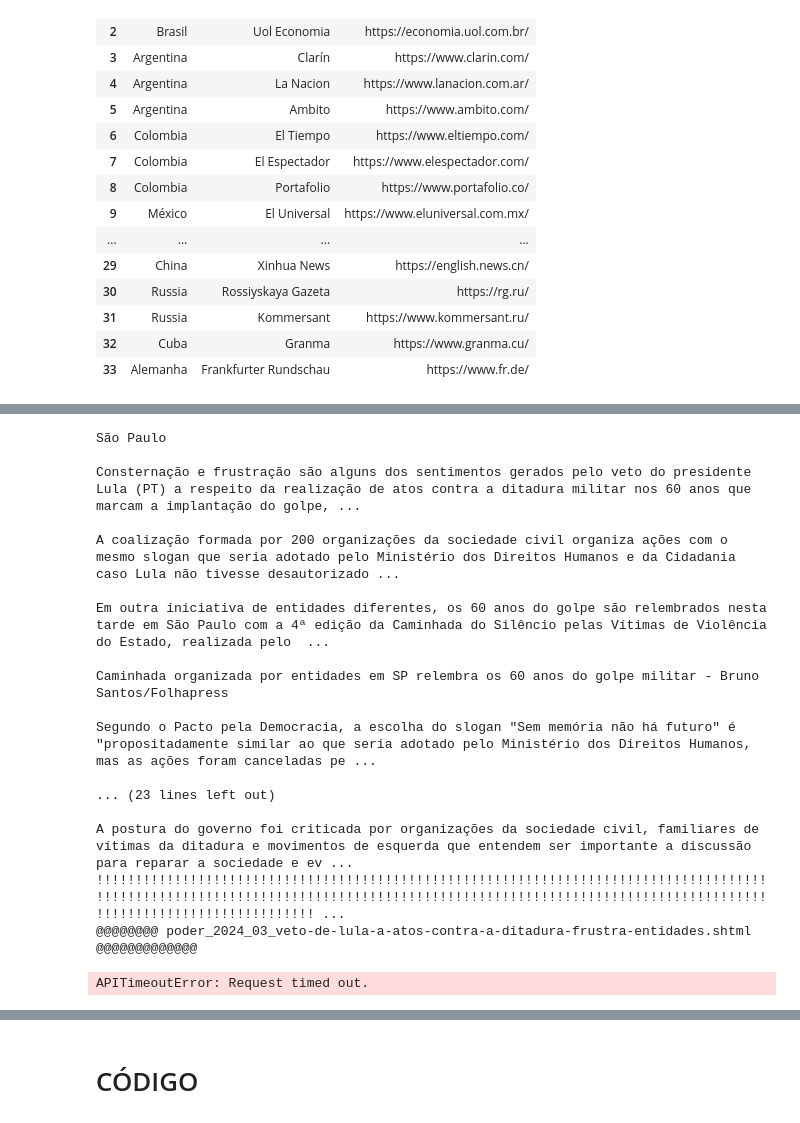
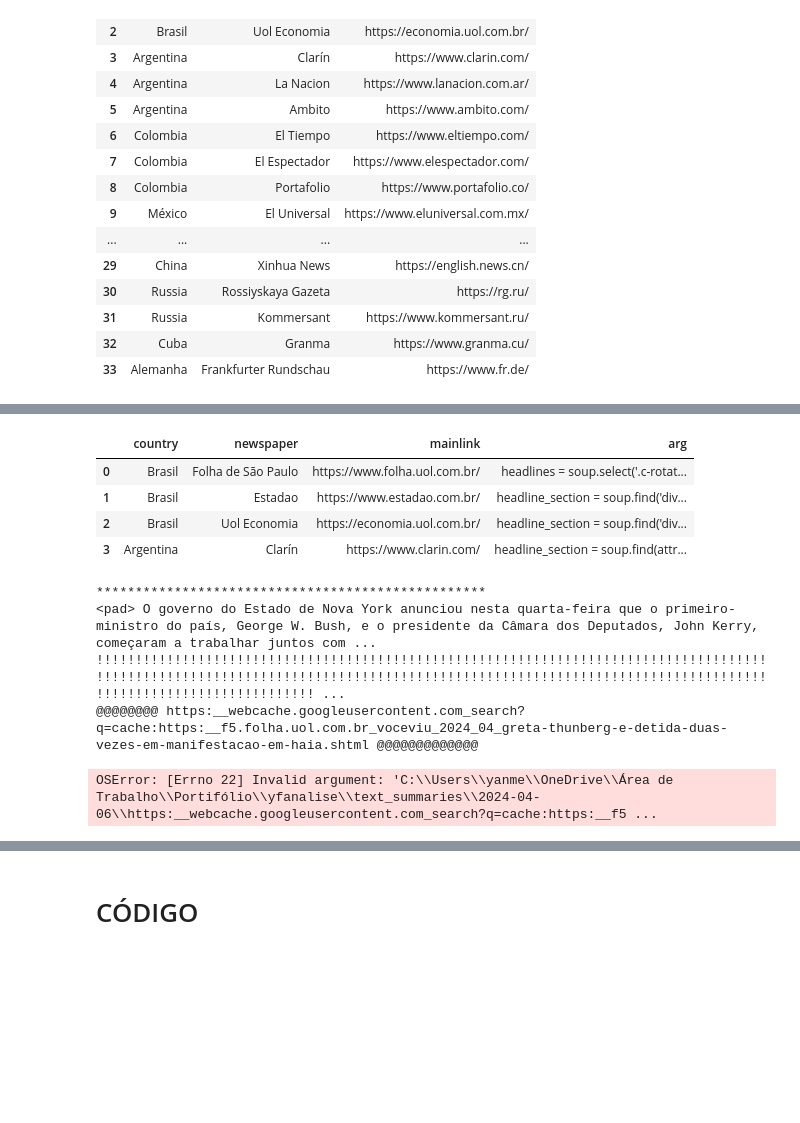
Before and after one commit to yanvazdemelo/yfanalise, a Jupyter notebook: Coletar e tratar dados financeiros.ipynb, the cells around one changed output, grey strips where cells are left out. Cells and saved outputs as stored; diff of their text form; code cells hidden in the pictures; blank space fills up the shorter version.

```diff
--- a/Coletar e tratar dados financeiros.ipynb
+++ b/Coletar e tratar dados financeiros.ipynb
@@ -1337,0 +1469,10 @@ Making diretory
+# %%
+news_source = pd.read_excel("news_source_arg.xlsx")
+
+news_source.head(4)
+# %% [output]
+|  | country | newspaper | mainlink | arg |
+| 0 | Brasil | Folha de São Paulo | https://www.folha.uol.com.br/ | headlines = soup.select('.c-rotat... |
+| 1 | Brasil | Estadao | https://www.estadao.com.br/ | headline_section = soup.find('div... |
+| 2 | Brasil | Uol Economia | https://economia.uol.com.br/ | headline_section = soup.find('div... |
+| 3 | Argentina | Clarín | https://www.clarin.com/ | headline_section = soup.find(attr... |
@@ -1357,6 +1506,9 @@ summaries = {}
 for headline in headlines:
     link = headline['href']  # Obtendo o link da manchete
 
+    # Adicionando '12ft.io/' ao link para contornar o paywall
+    link = 'https://webcache.googleusercontent.com/search?q=cache:' + link
+
     # Inicializando o objeto Article da biblioteca newspaper3k
     article = newspaper.Article(link)
 
@@ -1367,14 +1519,14 @@ for headline in headlines:
     # Obtendo o texto da manchete
     hlarticle = article.text.strip()
     headline_text[headline] = hlarticle
-    summary = llmstudio(headline_text[headline])
+    summary = ptt5(headline_text[headline])
     summaries[headline] = summary
     print(headline_text[headline])
     print('*' * 50)
     print(summary)
     print('!' * 500)
     name = link.replace("/", "_")
-    name = name.replace("https:__www1.folha.uol.com.br_", " ")
+    name = name.replace("https://webcache.googleusercontent.com/search?q=cache:https:__www1.folha.uol.com.br_", " ")
     name = name.strip()
     print(f"@@@@@@@@ {name} @@@@@@@@@@@@@")
     caminho_arquivo = f'{name}.txt'
@@ -1389,24 +1541,11 @@ for headline in headlines:
     # Escrever o texto no arquivo
         arquivo.write(summary)
 # %% [output]
-São Paulo
-
-Consternação e frustração são alguns dos sentimentos gerados pelo veto do presidente Lula (PT) a respeito da realização de atos contra a ditadura militar nos 60 anos que marcam a implantação do golpe, ...
-
-A coalização formada por 200 organizações da sociedade civil organiza ações com o mesmo slogan que seria adotado pelo Ministério dos Direitos Humanos e da Cidadania caso Lula não tivesse desautorizado ...
-
-Em outra iniciativa de entidades diferentes, os 60 anos do golpe são relembrados nesta tarde em São Paulo com a 4ª edição da Caminhada do Silêncio pelas Vítimas de Violência do Estado, realizada pelo  ...
-
-Caminhada organizada por entidades em SP relembra os 60 anos do golpe militar - Bruno Santos/Folhapress
-
-Segundo o Pacto pela Democracia, a escolha do slogan "Sem memória não há futuro" é "propositadamente similar ao que seria adotado pelo Ministério dos Direitos Humanos, mas as ações foram canceladas pe ...
-
-... (23 lines left out)
-
-A postura do governo foi criticada por organizações da sociedade civil, familiares de vítimas da ditadura e movimentos de esquerda que entendem ser importante a discussão para reparar a sociedade e ev ...
+**************************************************
+<pad> O governo do Estado de Nova York anunciou nesta quarta-feira que o primeiro-ministro do país, George W. Bush, e o presidente da Câmara dos Deputados, John Kerry, começaram a trabalhar juntos com ...
 !!!!!!!!!!!!!!!!!!!!!!!!!!!!!!!!!!!!!!!!!!!!!!!!!!!!!!!!!!!!!!!!!!!!!!!!!!!!!!!!!!!!!!!!!!!!!!!!!!!!!!!!!!!!!!!!!!!!!!!!!!!!!!!!!!!!!!!!!!!!!!!!!!!!!!!!!!!!!!!!!!!!!!!!!!!!!!!!!!!!!!!!!!!!!!!!!!!!!!!! ...
-@@@@@@@@ poder_2024_03_veto-de-lula-a-atos-contra-a-ditadura-frustra-entidades.shtml @@@@@@@@@@@@@
+@@@@@@@@ https:__webcache.googleusercontent.com_search?q=cache:https:__f5.folha.uol.com.br_voceviu_2024_04_greta-thunberg-e-detida-duas-vezes-em-manifestacao-em-haia.shtml @@@@@@@@@@@@@
-APITimeoutError: Request timed out.
+OSError: [Errno 22] Invalid argument: 'C:\\Users\\yanme\\OneDrive\\Área de Trabalho\\Portifólio\\yfanalise\\text_summaries\\2024-04-06\\https:__webcache.googleusercontent.com_search?q=cache:https:__f5 ...
 # %%
 ##### estadão
 
```
Also changed, not shown: parts of 22 cells of this notebook, 25 other files.
